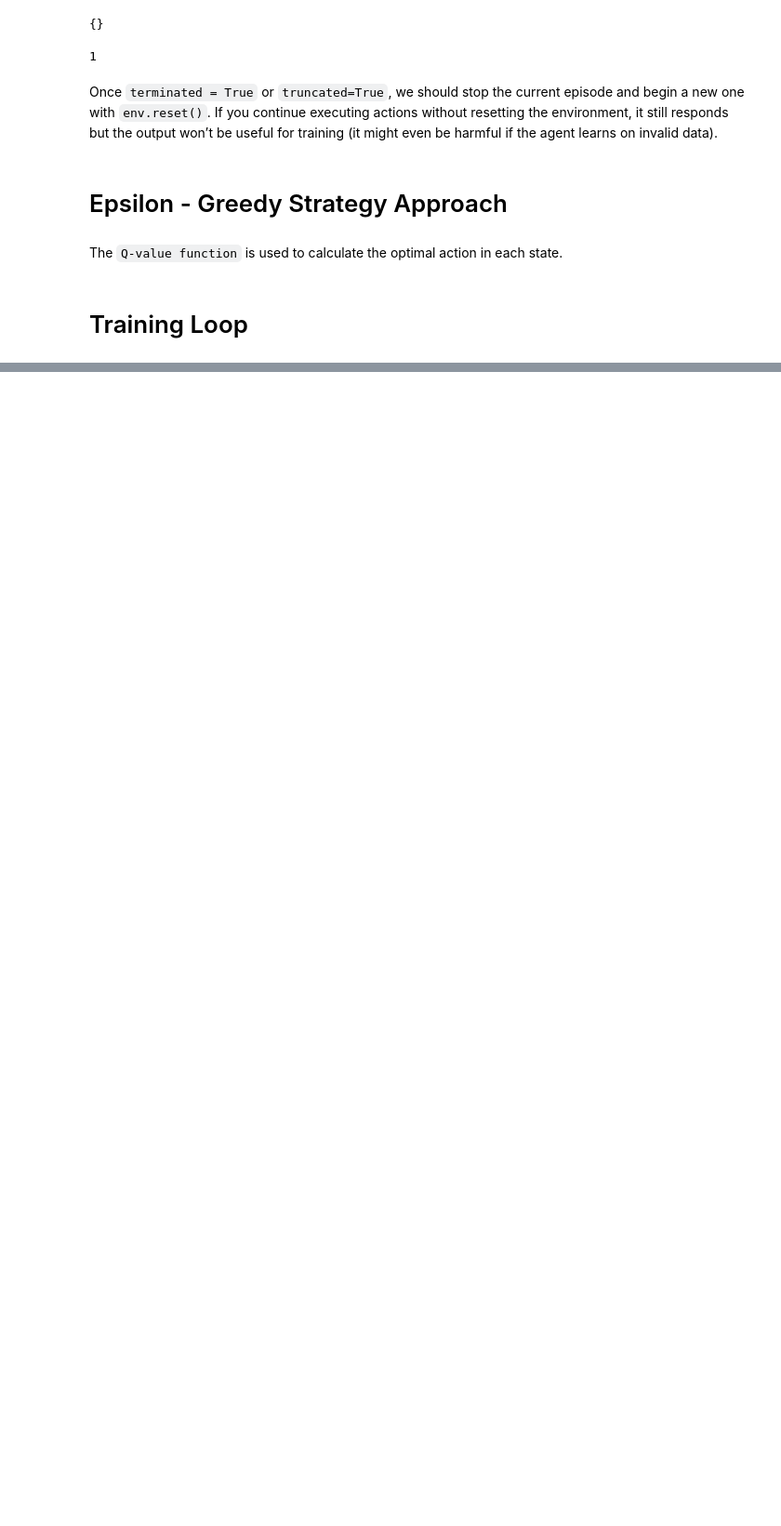
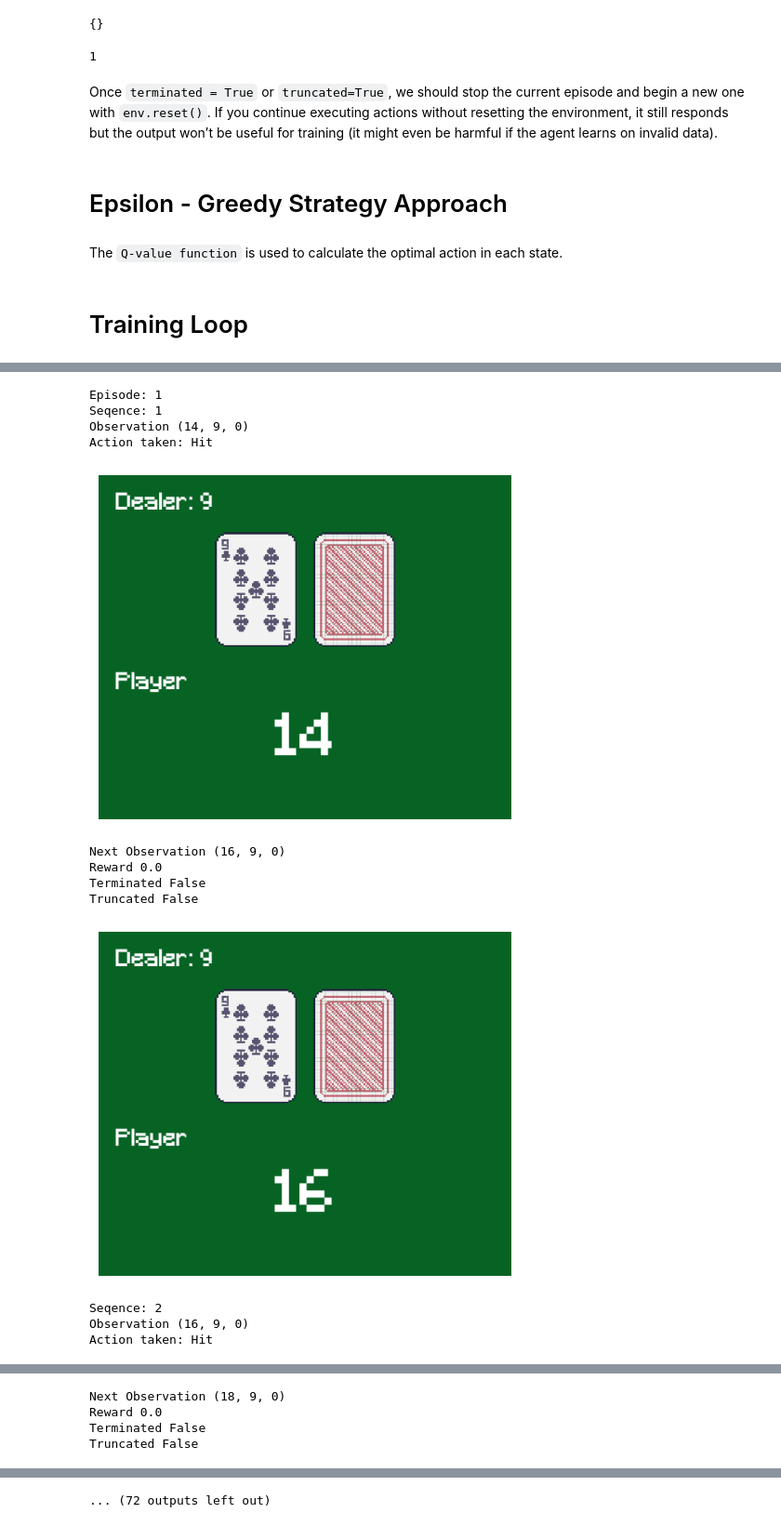
Before and after one commit to sleepsonrockss/BlackJack, a Jupyter notebook: blackjack.ipynb, the cells around one changed output, grey strips where cells are left out. Shown at 93% size. Saved outputs shown, nothing was run; the diff lists cells and outputs as text; code cells hidden in the pictures; blank space fills up the shorter version.

Commit message:
BlackJack - Done!

```diff
--- a/blackjack.ipynb
+++ b/blackjack.ipynb
@@ -147,0 +187,63 @@ for episode in tqdm(range(n_episodes)):
+# %%
+for episode in tqdm(range(10)):
+    obs, info = env.reset()
+    done = False
+    print(f"Episode: {episode + 1}")
+    # clear_output()
+    # play one episode
+
+    counter = 1 # for the number of sequence in an episode
+    while not done:
+
+        print(f"Seqence: {counter}")
+        print(f"Observation {obs}")
+        action = agent.get_action(obs)
+        if action == 0:
+            print("Action taken: Stick")
+        else:
+            print('Action taken: Hit')
+
+
+        # Rendering Image BEFORE the step function
+        frame = env.render()
+        plt.imshow(frame)
+        plt.axis('off')
+        plt.show()
+
+
+        next_obs, reward, terminated, truncated, info = env.step(action)
+        print(f"Next Observation {next_obs}")
+        print(f"Reward {reward}")
+        print(f"Terminated {terminated}")
+        print(f"Truncated {truncated}")
+
+        # update the agent
+        agent.update(obs, action, reward, terminated, next_obs)
+
+
+        # Rendering Image AFTER the step function
+        frame = env.render()
+        plt.imshow(frame)
+        plt.axis('off')
+        plt.show()
+
+        counter += 1
+        # update if the environment is done and the current obs
+        done = terminated or truncated
+        obs = next_obs
+
+    agent.decay_epsilon() # Reducing the exploration in every episode
+# %% [output]
+Episode: 1
+Seqence: 1
+Observation (14, 9, 0)
+Action taken: Hit
+[figure, added]
+Next Observation (16, 9, 0)
+Reward 0.0
+Terminated False
+Truncated False
+[figure, added]
+Seqence: 2
+Observation (16, 9, 0)
+Action taken: Hit
@@ -147,0 +251,4 @@ for episode in tqdm(range(n_episodes)):
+Next Observation (18, 9, 0)
+Reward 0.0
+Terminated False
+Truncated False
@@ -147,0 +265 @@ for episode in tqdm(range(n_episodes)):
+... (72 outputs left out)
```
Also changed, not shown: parts of 14 cells of this notebook.
